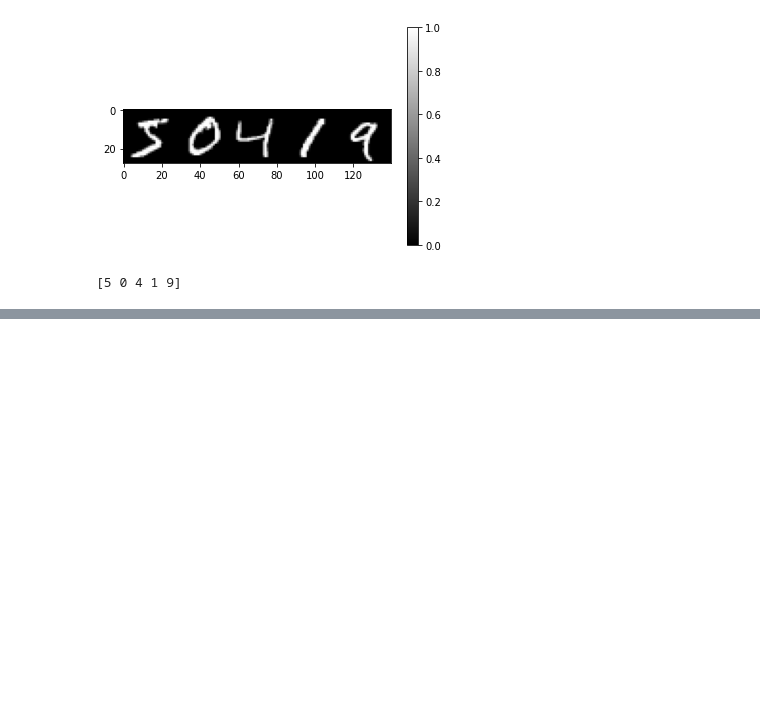
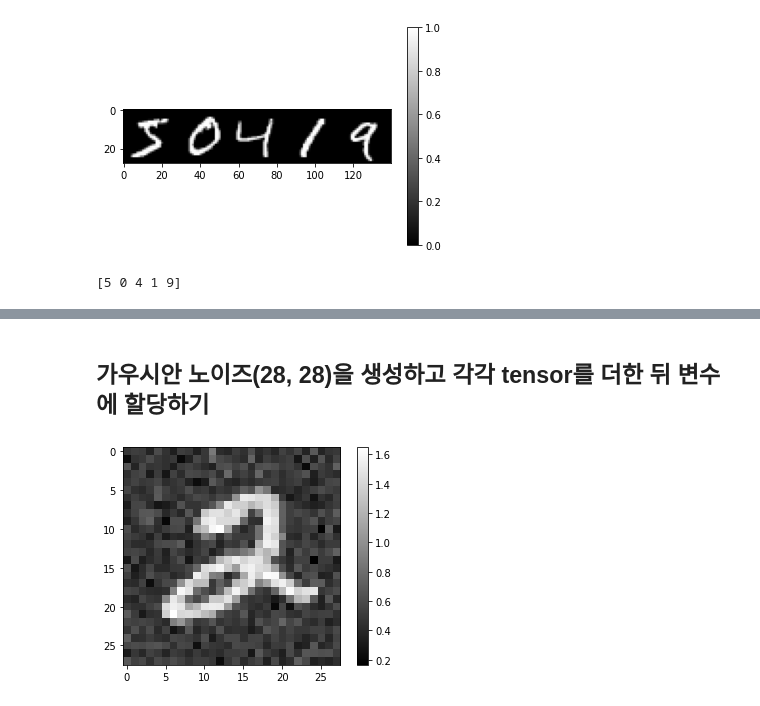
Before and after one commit to baelanche/Deep_learning_introduction, a Jupyter notebook: 1.손글씨 이미지 분류/RNN을_이용하여_손글씨_이미지_분류하기.ipynb, the cells around one changed output, grey strips where cells are left out. Drawn from its saved outputs; the diff is of its cells as text; code cells hidden in the pictures; blank space fills up the shorter version.

```diff
--- a/1.손글씨 이미지 분류/RNN을_이용하여_손글씨_이미지_분류하기.ipynb
+++ b/1.손글씨 이미지 분류/RNN을_이용하여_손글씨_이미지_분류하기.ipynb
@@ -146,0 +185,9 @@ print(train_labels[:5])
+# %% [markdown]
+## 가우시안 노이즈(28, 28)을 생성하고 각각 tensor를 더한 뒤 변수에 할당하기
+# %%
+noisy_image = train_images[5] + np.random.normal(0.5, 0.1, (28, 28))
+plt.imshow(noisy_image, cmap='gray')
+plt.colorbar()
+plt.show()
+# %% [output]
+[figure, added]
```
Also changed, not shown: parts of 22 cells of this notebook.
